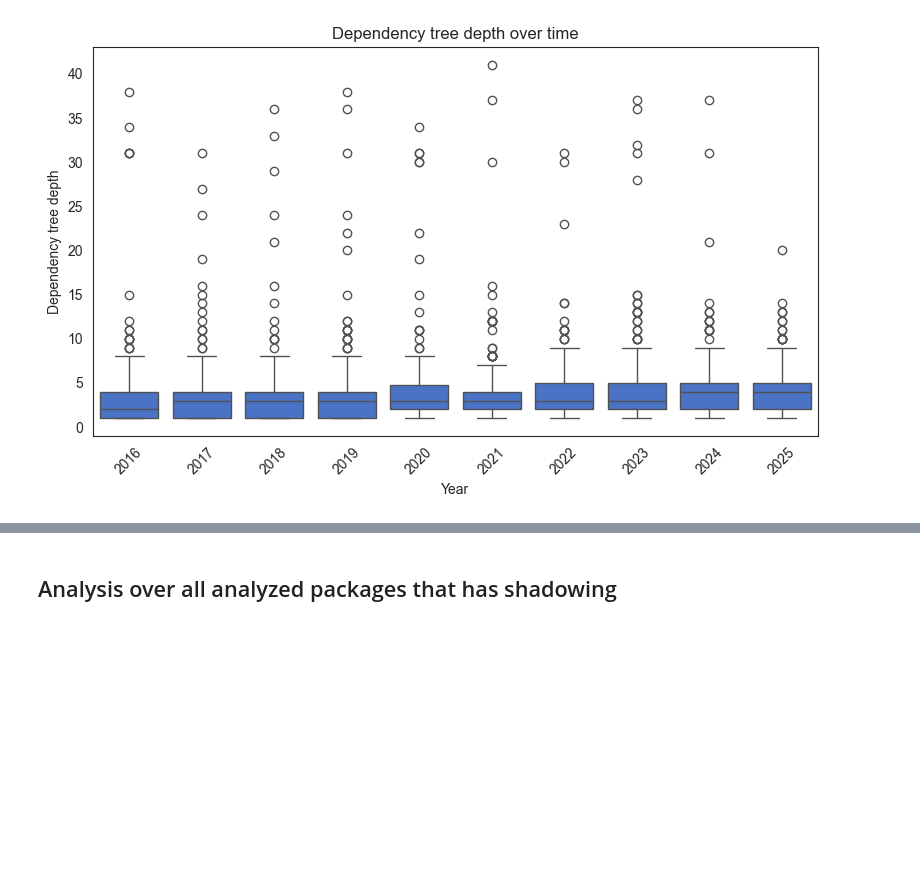
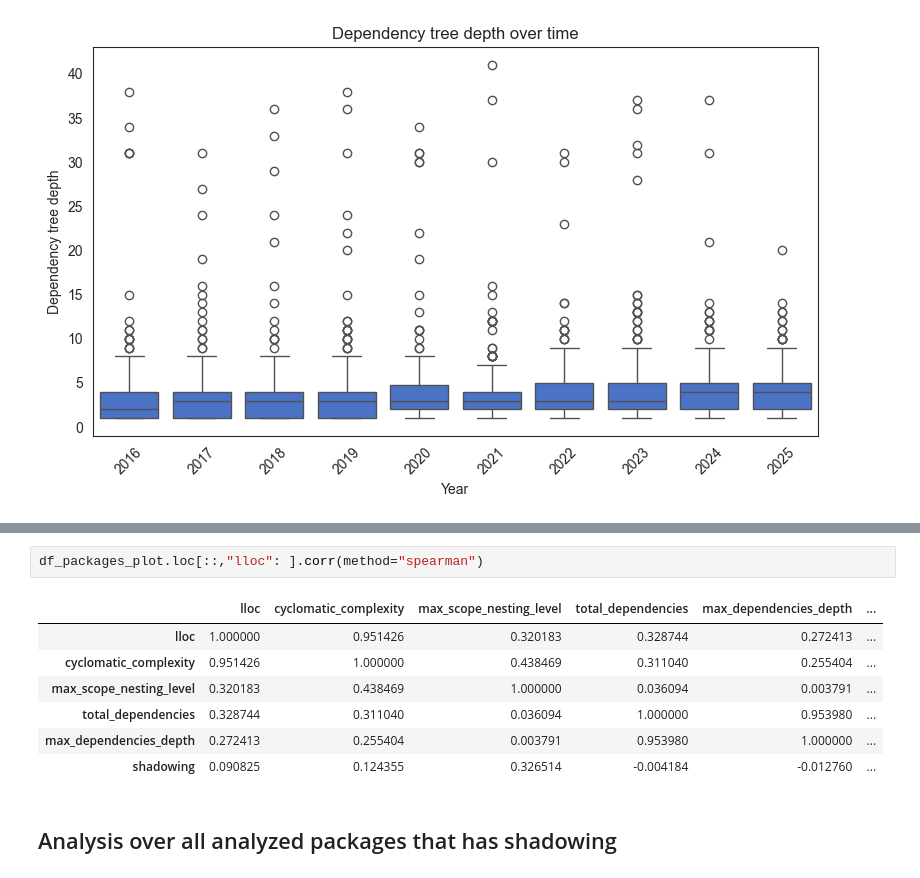
Before and after one commit to denisG99/ATCNS-Supply-Chain-Attack, a Jupyter notebook: src/complexity/analysis.ipynb, the cells around one changed output, grey strips where cells are left out. Saved outputs shown, nothing was run; the diff lists cells and outputs as text; blank space fills up the shorter version.

```diff
--- a/src/complexity/analysis.ipynb
+++ b/src/complexity/analysis.ipynb
@@ -113,3 +149,13 @@ draw_complexity_stats(df_packages_plot, "year", "max_dependencies_depth", "Year"
+# %%
+df_packages_plot.loc[::,"lloc": ].corr(method="spearman")
+# %% [output]
+|  | lloc | cyclomatic_complexity | max_scope_nesting_level | total_dependencies | max_dependencies_depth | ... |
+| lloc | 1.000000 | 0.951426 | 0.320183 | 0.328744 | 0.272413 | ... |
+| cyclomatic_complexity | 0.951426 | 1.000000 | 0.438469 | 0.311040 | 0.255404 | ... |
+| max_scope_nesting_level | 0.320183 | 0.438469 | 1.000000 | 0.036094 | 0.003791 | ... |
+| total_dependencies | 0.328744 | 0.311040 | 0.036094 | 1.000000 | 0.953980 | ... |
+| max_dependencies_depth | 0.272413 | 0.255404 | 0.003791 | 0.953980 | 1.000000 | ... |
+| shadowing | 0.090825 | 0.124355 | 0.326514 | -0.004184 | -0.012760 | ... |
 # %% [markdown]
 ## Analysis over all analyzed packages that has shadowing
 # %%
```
Also changed, not shown: parts of 7 cells of this notebook, 1 other file.
